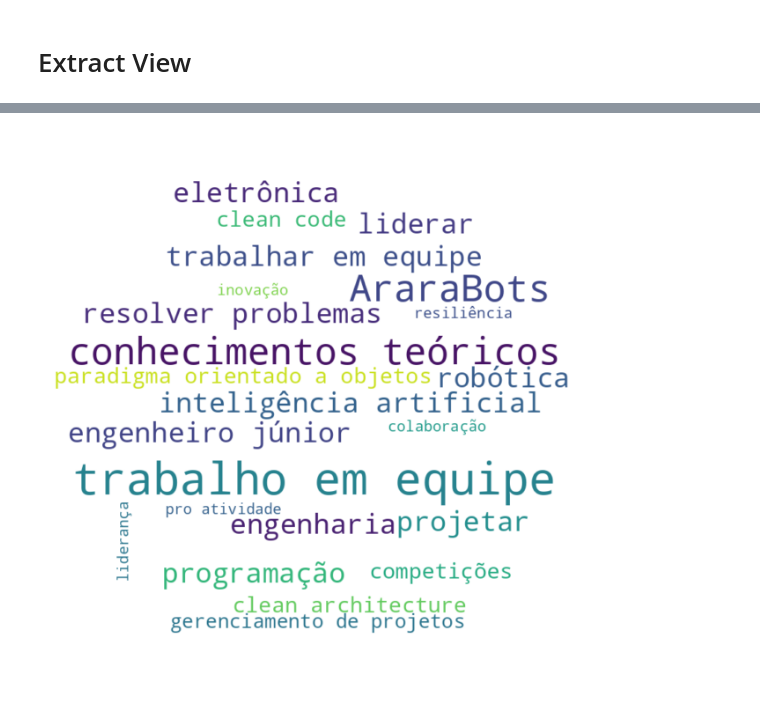
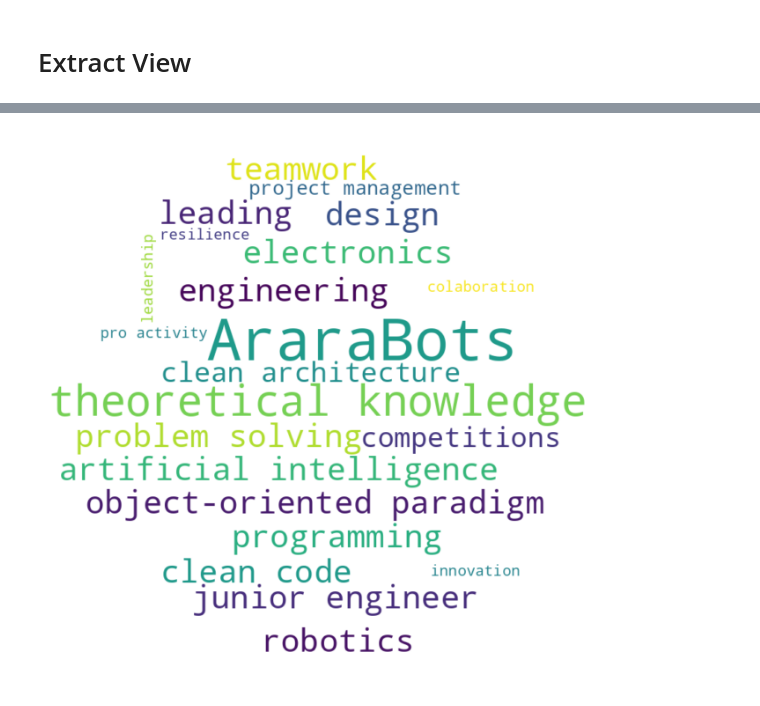
Before and after one commit to Gefft3/text-semantic-analysis, a Jupyter notebook: notebooks/data_visualization.ipynb, the cells around one changed output, grey strips where cells are left out. Saved outputs shown, nothing was run; the diff lists cells and outputs as text; code cells hidden in the pictures.

Commit message:
Update wordcloud image and requirements: added googletrans and GoogleTranslator

```diff
--- a/notebooks/data_visualization.ipynb
+++ b/notebooks/data_visualization.ipynb
@@ -76,27 +141,27 @@ df_classes.head()
 # %%
 df = df_classes
 
 # Dicionário de frequências
-frequencies = df.set_index('classe')['count'].to_dict()
+frequencies = df.set_index('classe_en')['count'].to_dict()
 
 # Máscara circular
 x, y = np.ogrid[:800, :800]
 mask = (x - 400) ** 2 + (y - 400) ** 2 > 400 ** 2
 mask = 255 * mask.astype(int)
 
 # Altere repeat=True para repeat=False
 wc = WordCloud(background_color="white",
                repeat=False, # Alteração aqui
                mask=mask,
                colormap='viridis')
 
 wc.generate_from_frequencies(frequencies)
 
 # Exiba e salve a imagem
 plt.figure(figsize=(8, 8))
 plt.axis("off")
 plt.imshow(wc, interpolation="bilinear")
 plt.savefig('wordcloud_circular_no_repeat.png')
 plt.show()
 # %% [output]
-[figure, old version]
+[figure, new version]
```
Also changed, not shown: parts of 3 cells of this notebook, 2 other files.
